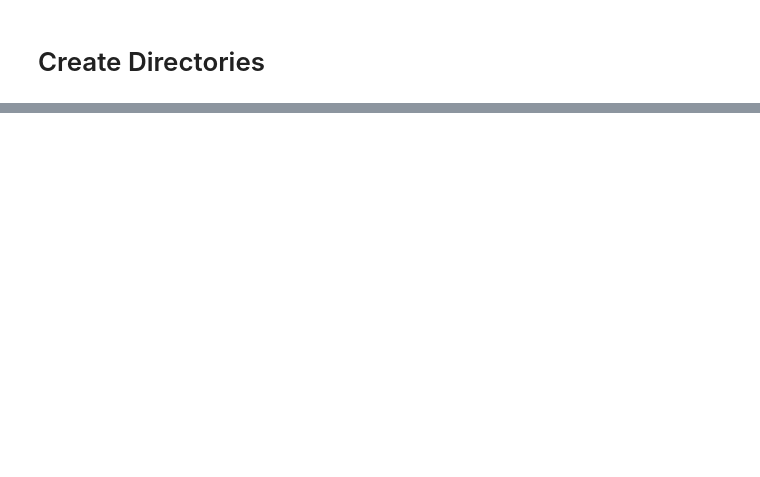
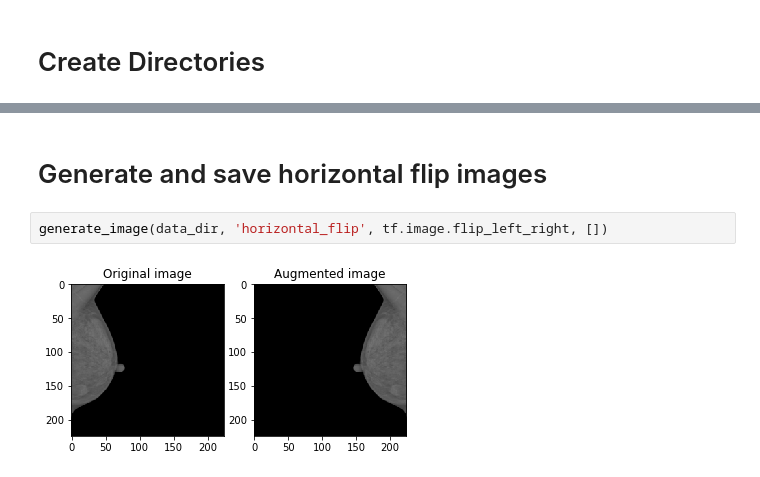
Before and after one commit to SalvatoreCognetta/BreastCancerDetection, a Jupyter notebook: create_augmented_data.ipynb, the cells around one changed output, grey strips where cells are left out. Saved outputs shown, nothing was run; the diff lists cells and outputs as text; blank space fills up the shorter version.

```diff
--- a/create_augmented_data.ipynb
+++ b/create_augmented_data.ipynb
@@ -55,0 +114,6 @@ class_names
+# %% [markdown]
+# Generate and save horizontal flip images
+# %%
+generate_image(data_dir, 'horizontal_flip', tf.image.flip_left_right, [])
+# %% [output]
+[figure, added]
```
Also changed, not shown: parts of 14 cells of this notebook, 1 other file.
